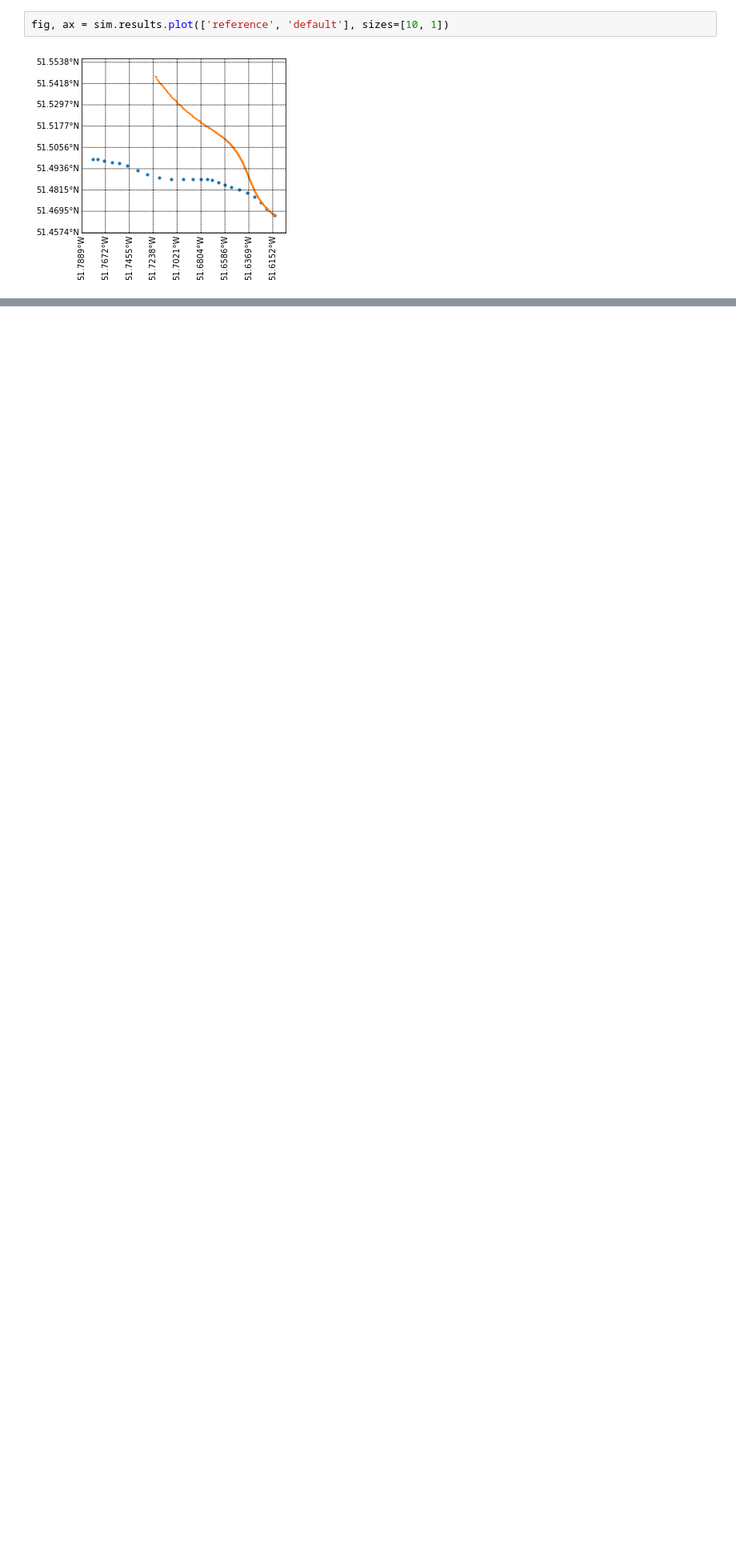
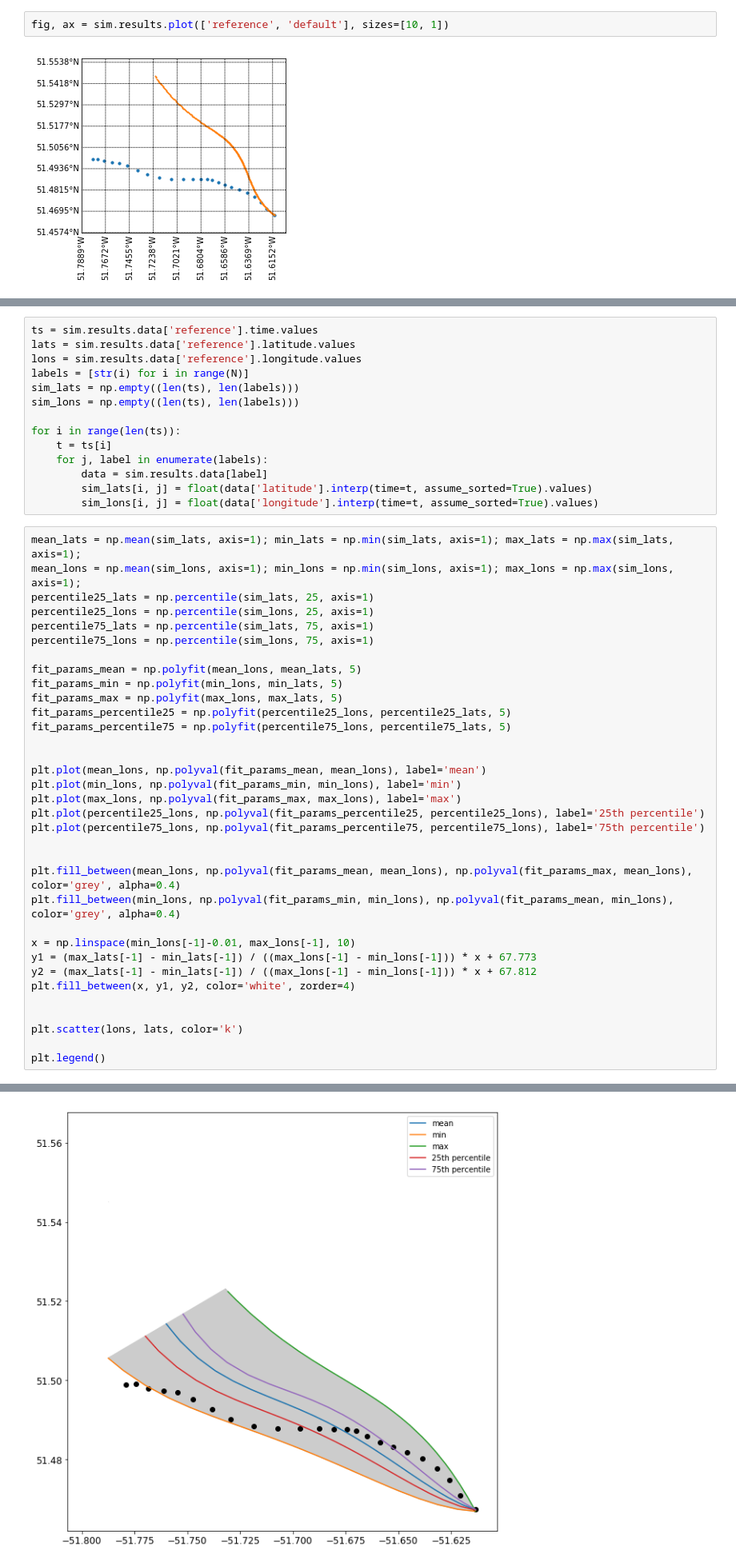
Before and after one commit to jmunroe/IceDEF, a Jupyter notebook: notebooks/ensemble.ipynb, the cells around one changed output, grey strips where cells are left out. Shown at 80% size. Cells and saved outputs as stored; diff of their text form; blank space fills up the shorter version.

```diff
--- a/notebooks/ensemble.ipynb
+++ b/notebooks/ensemble.ipynb
@@ -28,0 +44,49 @@ fig, ax = sim.results.plot(['reference', 'default'], sizes=[10, 1])
+# %%
+ts = sim.results.data['reference'].time.values
+lats = sim.results.data['reference'].latitude.values
+lons = sim.results.data['reference'].longitude.values
+labels = [str(i) for i in range(N)]
+sim_lats = np.empty((len(ts), len(labels)))
+sim_lons = np.empty((len(ts), len(labels)))
+
+for i in range(len(ts)):
+    t = ts[i]
+    for j, label in enumerate(labels):
+        data = sim.results.data[label]
+        sim_lats[i, j] = float(data['latitude'].interp(time=t, assume_sorted=True).values)
+        sim_lons[i, j] = float(data['longitude'].interp(time=t, assume_sorted=True).values)
+# %%
+mean_lats = np.mean(sim_lats, axis=1); min_lats = np.min(sim_lats, axis=1); max_lats = np.max(sim_lats, axis=1);
+mean_lons = np.mean(sim_lons, axis=1); min_lons = np.min(sim_lons, axis=1); max_lons = np.max(sim_lons, axis=1);
+percentile25_lats = np.percentile(sim_lats, 25, axis=1)
+percentile25_lons = np.percentile(sim_lons, 25, axis=1)
+percentile75_lats = np.percentile(sim_lats, 75, axis=1)
+percentile75_lons = np.percentile(sim_lons, 75, axis=1)
+
+fit_params_mean = np.polyfit(mean_lons, mean_lats, 5)
+fit_params_min = np.polyfit(min_lons, min_lats, 5)
+fit_params_max = np.polyfit(max_lons, max_lats, 5)
+fit_params_percentile25 = np.polyfit(percentile25_lons, percentile25_lats, 5)
+fit_params_percentile75 = np.polyfit(percentile75_lons, percentile75_lats, 5)
+
+
+plt.plot(mean_lons, np.polyval(fit_params_mean, mean_lons), label='mean')
+plt.plot(min_lons, np.polyval(fit_params_min, min_lons), label='min')
+plt.plot(max_lons, np.polyval(fit_params_max, max_lons), label='max')
+plt.plot(percentile25_lons, np.polyval(fit_params_percentile25, percentile25_lons), label='25th percentile')
+plt.plot(percentile75_lons, np.polyval(fit_params_percentile75, percentile75_lons), label='75th percentile')
+
+
+plt.fill_between(mean_lons, np.polyval(fit_params_mean, mean_lons), np.polyval(fit_params_max, mean_lons), color='grey', alpha=0.4)
+plt.fill_between(min_lons, np.polyval(fit_params_min, min_lons), np.polyval(fit_params_mean, min_lons), color='grey', alpha=0.4)
+
+x = np.linspace(min_lons[-1]-0.01, max_lons[-1], 10)
+y1 = (max_lats[-1] - min_lats[-1]) / ((max_lons[-1] - min_lons[-1])) * x + 67.773
+y2 = (max_lats[-1] - min_lats[-1]) / ((max_lons[-1] - min_lons[-1])) * x + 67.812
+plt.fill_between(x, y1, y2, color='white', zorder=4)
+
+
+plt.scatter(lons, lats, color='k')
+
+plt.legend()
+# %% [output]
@@ -29,3 +94,4 @@ fig, ax = sim.results.plot(['reference', 'default'], sizes=[10, 1])
+[figure, added]
 # %% [markdown]
 # Perturb Current and Wind Velocities
 # %%
```
Also changed, not shown: parts of 3 cells of this notebook.
